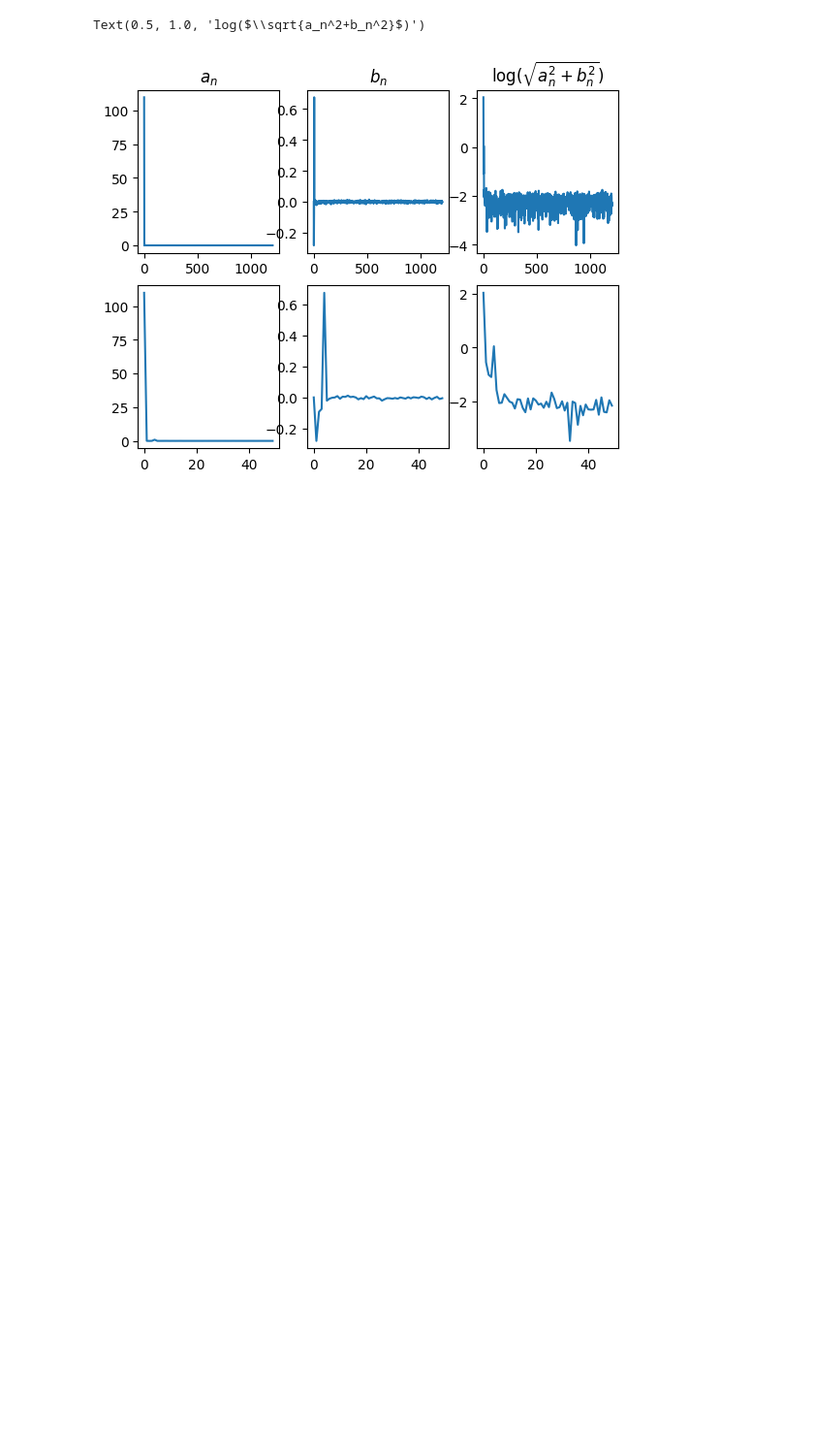
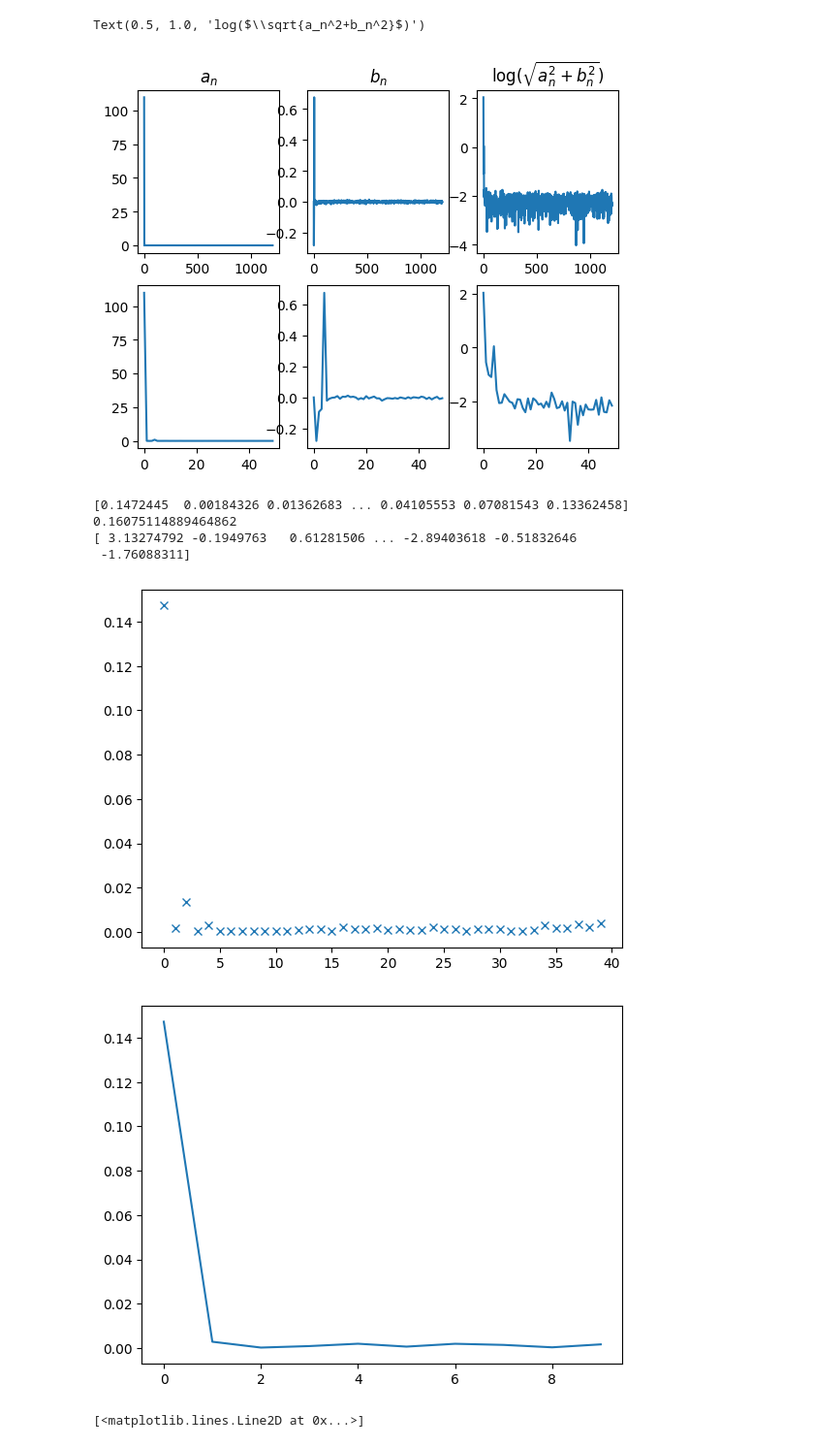
Before and after one commit to tonyko618/Waves_Lab, a Jupyter notebook: Session2/code.ipynb, the cells around one changed output. Shown at 97% size. Saved outputs shown, nothing was run; the diff lists cells and outputs as text; code cells hidden in the pictures; blank space fills up the shorter version.

```diff
--- a/Session2/code.ipynb
+++ b/Session2/code.ipynb
@@ -191,3 +217,26 @@ ax[0,2].set_title(r"log($\sqrt{a_n^2+b_n^2}$)")
 # %% [output]
 Text(0.5, 1.0, 'log($\\sqrt{a_n^2+b_n^2}$)')
 [figure]
+# %%
+x1, y1 = np.loadtxt("thermal_4min_a.txt", unpack=True, skiprows=3)
+an,bn = fourier(y1)[:,::4]
+
+transmission = np.sqrt(an[1:]**2+bn[1:]**2)/(200/np.pi/np.arange(1,len(an)))
+print(transmission)
+print(max(transmission))
+phase_lag = np.arctan2(an[1:],bn[1:])
+print(phase_lag)
+plt.plot(transmission[:40][::],"x")
+plt.show()
+plt.plot(transmission[:40:4])
+#plt.plot(np.sqrt(an[1:]**2+bn[1:]**2)[:20])
+plt.show()
+plt.plot(phase_lag[:])
+# %% [output]
+[0.1472445  0.00184326 0.01362683 ... 0.04105553 0.07081543 0.13362458]
+0.16075114889464862
+[ 3.13274792 -0.1949763   0.61281506 ... -2.89403618 -0.51832646
+ -1.76088311]
+[figure, added]
+[figure, added]
+[<matplotlib.lines.Line2D at 0x...>]
```
Also changed, not shown: parts of 6 cells of this notebook, 2 other files.
